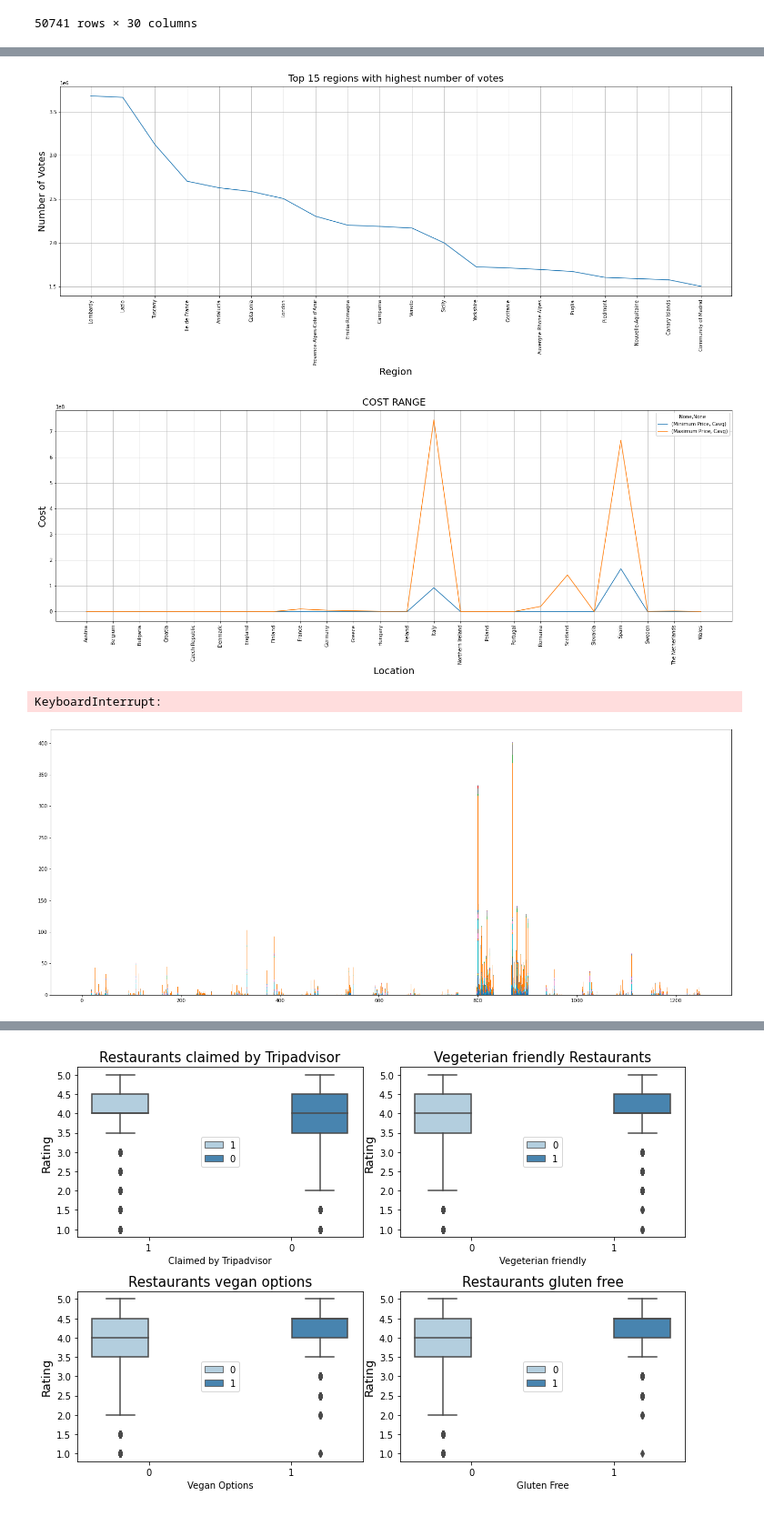
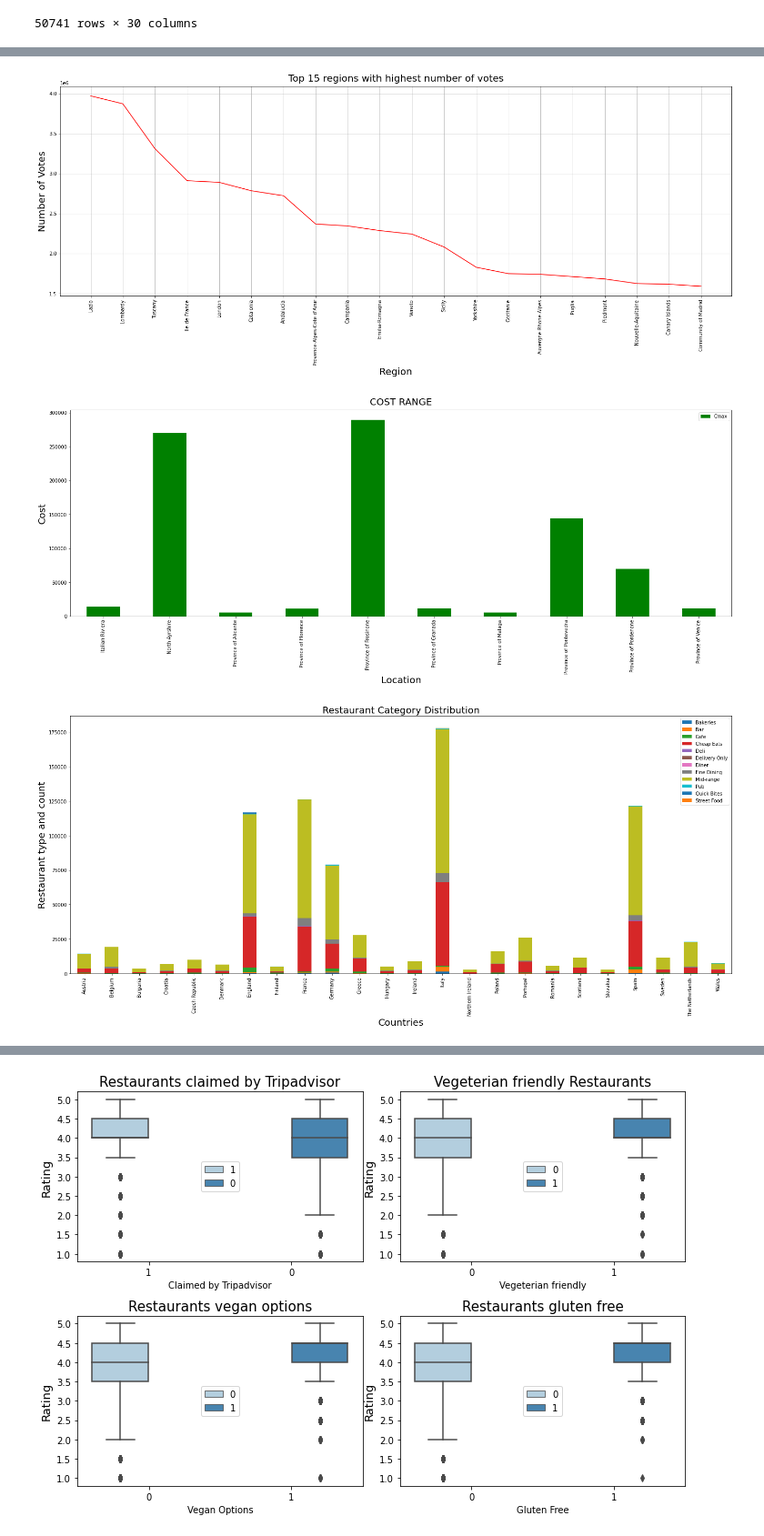
Before and after one commit to sushmithajogula/DSEM, a Jupyter notebook: Code.ipynb, the cells around one changed output, grey strips where cells are left out. Shown at 91% size. Cells and saved outputs as stored; diff of their text form; code cells hidden in the pictures.

```diff
--- a/Code.ipynb
+++ b/Code.ipynb
@@ -181,7 +188,7 @@ msno.heatmap(restaurants_df)
 #Initial Data Cleaning
 # %%
 #Step 1: removing columns not required
-restaurants_df.drop(['restaurant_link','terrible','poor','average','very_good','excellent','reviews_count_in_default_language','default_language','original_location', 'latitude', 'longitude', 'price_level', 'original_open_hours', 'working_shifts_per_week'], axis = 1, inplace = True)
+restaurants_df.drop(['restaurant_link','terrible','poor','average','very_good','excellent','reviews_count_in_default_language','default_language','original_location', 'latitude', 'longitude', 'price_level', 'original_open_hours', 'working_shifts_per_week', 'keywords'], axis = 1, inplace = True)
 # %%
 restaurants_df
 # %% [output]
@@ -253,7 +260,7 @@ restaurants_df['top_tags'] = restaurants_df['top_tags'].replace('',np.NaN)
 #restaurants_df['cuisines'] = restaurants_df['cuisines'].replace('nan',np.NaN)
 restaurants_df['special_diets'] = restaurants_df['special_diets'].replace('',np.NaN)
 restaurants_df['features'] = restaurants_df['features'].replace('',np.NaN)
-restaurants_df['keywords'] = restaurants_df['keywords'].replace('',np.NaN)
+#restaurants_df['keywords'] = restaurants_df['keywords'].replace('',np.NaN)
 restaurants_df['food_rating'] = restaurants_df['food_rating'].replace(np.NaN,0)
 restaurants_df['service_rating'] = restaurants_df['service_rating'].replace(np.NaN,0)
 restaurants_df['value_rating'] = restaurants_df['value_rating'].replace(np.NaN,0)
@@ -429,12 +475,11 @@ plt.show()
 #2. Top Cuisines in European restaurants
 
 #removing null cuisine values
-restaurants_df = restaurants_df[restaurants_df.cuisines != 'nan']
-
-restaurants_df['cuisines']=[str(x) for x in restaurants_df['cuisines']]
-cuisines=",".join(restaurants_df["cuisines"])
+restaurants_df_cui = restaurants_df[~restaurants_df.cuisines.isin(['NaN', 'nan', '', ' ', "NaN", "nan", "", " ", np.nan, np.NaN])]
+restaurants_df_cui.cuisines = restaurants_df.cuisines.astype(str)
+cuisines=",".join(restaurants_df_cui.cuisines)
 cuisines= [x.strip() for x in cuisines.split(',')]
-
+# print(cuisines[:100])
 cuisines=Counter(cuisines)
 top_10_cuisines=[x for x in cuisines.most_common(20)]
 a,b=map(list,zip(*top_10_cuisines))
@@ -450,7 +500,7 @@ Text(0.5, 0, 'Count')
 #where are good restaurants located?
 
 temp = restaurants_df.groupby('region')['total_reviews_count'].sum().sort_values(ascending=False)[:20,]
-ax = temp.plot(figsize=(25,8), grid=True)
+ax = temp.plot(figsize=(25,8), grid=True, color = 'red')
 ax.set_xticks(range(len(temp)))
 ax.set_xticklabels(temp.index, rotation=90)
 ax.set_xlabel('Region', fontsize=20)
@@ -458,11 +508,16 @@ ax.set_ylabel('Number of Votes', fontsize=20)
 ax.set_title('Top 15 regions with highest number of votes', fontsize=20, pad = 10)
 plt.show()
 # %% [output]
-[figure, old version]
+[figure, new version]
 # %%
-#approx spending in a given country
-temp = restaurants_df.groupby('country')['Minimum Price','Maximum Price'].agg([('Cavg','max')])
-ax = temp.plot(figsize=(25,8), grid=True)
+#approx spending in top 15 provinces based on avg price
+
+province = restaurants_df.groupby('province')['Average Price'].agg('mean').sort_values(ascending = False).head(10)
+province_df = pd.DataFrame({'province':province.index, 'Average Price':province.values})
+#print(countries_df)
+restaurants_df2 = restaurants_df[restaurants_df['province'].isin(list(province_df['province']))]
+temp = restaurants_df2.groupby('province')['Average Price'].agg([ ('Cmax','mean')])
+ax = temp.plot(figsize=(25,8), kind='bar', color = 'green')
 ax.set_xticks(range(len(temp)))
 ax.set_xticklabels(temp.index, rotation=90)
 ax.set_xlabel('Location', fontsize=20)
@@ -470,29 +525,30 @@ ax.set_ylabel('Cost', fontsize=20)
 ax.set_title('COST RANGE', fontsize=20, pad = 10)
 plt.show()
 # %% [output]
-[figure, old version]
+[figure, new version]
 # %%
 #Distribution of different types of meals across European restaurants
 # restaurants_df = restaurants_df[restaurants_df.meals != 'nan']
 
 # restaurants_df['meals']=[str(x) for x in restaurants_df['meals']]
 # meals=",".join(restaurants_df["meals"])
 # meals= [x.strip() for x in meals.split(',')]
 
 # meals=Counter(meals)
 
-restaurants_df['meals'].str.split(',')
+#restaurants_df.Category = restaurants_df.Category.astype(str)
+#restaurants_df['meals'] = restaurants_df['meals'].str.split(',')
 
-temp = restaurants_df[['province', 'meals']].groupby(['province', 'meals']).size().reset_index()
-ax = temp.set_index(['province', 'meals']).unstack(level=1).plot(kind='bar', stacked=True, figsize=(25, 10))
-ax.set_title('Restaurant Type Distribution', fontsize=20)
-ax.set_xlabel('Locations', fontsize=20)
+restaurants_df_cat = restaurants_df[restaurants_df['Category'].isin(['Bakeries', 'Bar', 'Pub', 'Cafe', 'Cheap Eats', 'Deli', 'Delivery Only', 'Diner', 'Fast Food', 'Fine Dining', 'Mid-range', 'Quick Bites', 'Street Food'])]
+temp = restaurants_df_cat[['country', 'Category']].groupby(['country', 'Category']).size().reset_index()
+ax = temp.set_index(['country', 'Category']).unstack(level=1).plot(kind='bar', stacked=True, figsize=(25, 10))
+ax.set_title('Restaurant Category Distribution', fontsize=20)
+ax.set_xlabel('Countries', fontsize=20)
 ax.set_ylabel('Restaurant type and count', fontsize=20)
-ax.legend(temp['meals'].unique())
+ax.legend(temp['Category'].unique())
 plt.show()
 # %% [output]
-KeyboardInterrupt:
-[figure, old version]
+[figure, new version]
 # %%
 #How does claimed by tripadvisor affect rating?
 plt.figure(figsize=(5, 5))
```
Also changed, not shown: parts of 23 cells of this notebook.
